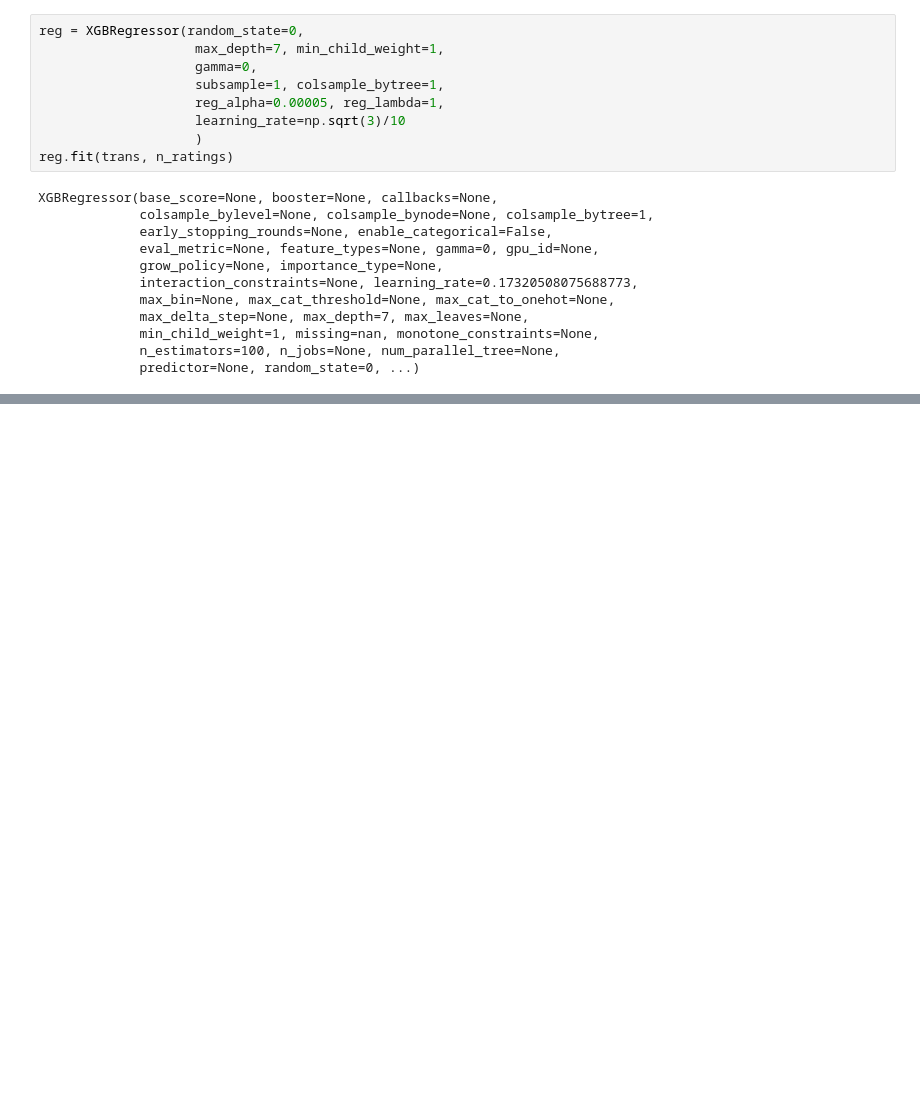
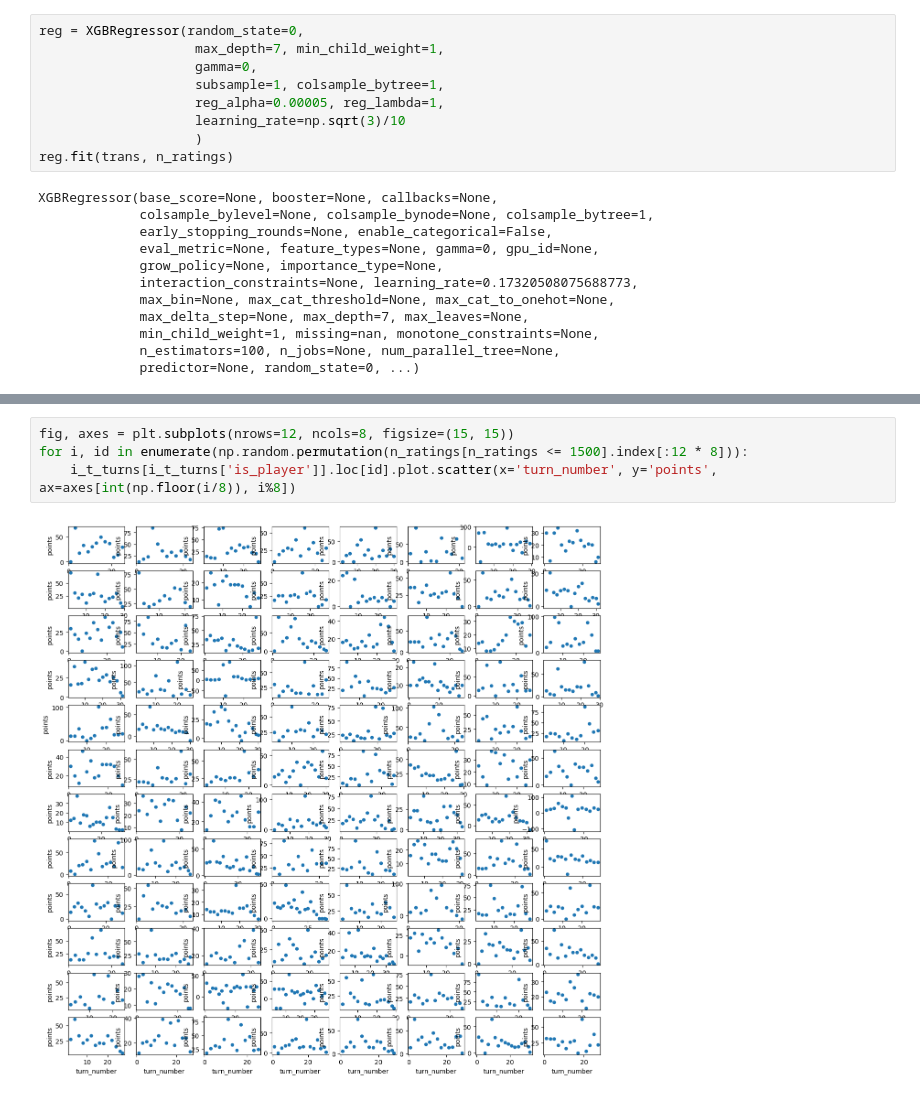
Before and after one commit to CatGuy1300/scrabble, a Jupyter notebook: notebooks/more_feature_engineering.ipynb, the cells around one changed output, grey strips where cells are left out. Cells and saved outputs as stored; diff of their text form; blank space fills up the shorter version.

```diff
--- a/notebooks/more_feature_engineering.ipynb
+++ b/notebooks/more_feature_engineering.ipynb
@@ -275,0 +316,6 @@ dtype: float64
+# %%
+fig, axes = plt.subplots(nrows=12, ncols=8, figsize=(15, 15))
+for i, id in enumerate(np.random.permutation(n_ratings[n_ratings <= 1500].index[:12 * 8])):
+    i_t_turns[i_t_turns['is_player']].loc[id].plot.scatter(x='turn_number', y='points', ax=axes[int(np.floor(i/8)), i%8])
+# %% [output]
+[figure, added]
```
Also changed, not shown: parts of 10 cells of this notebook, 2 other files.
